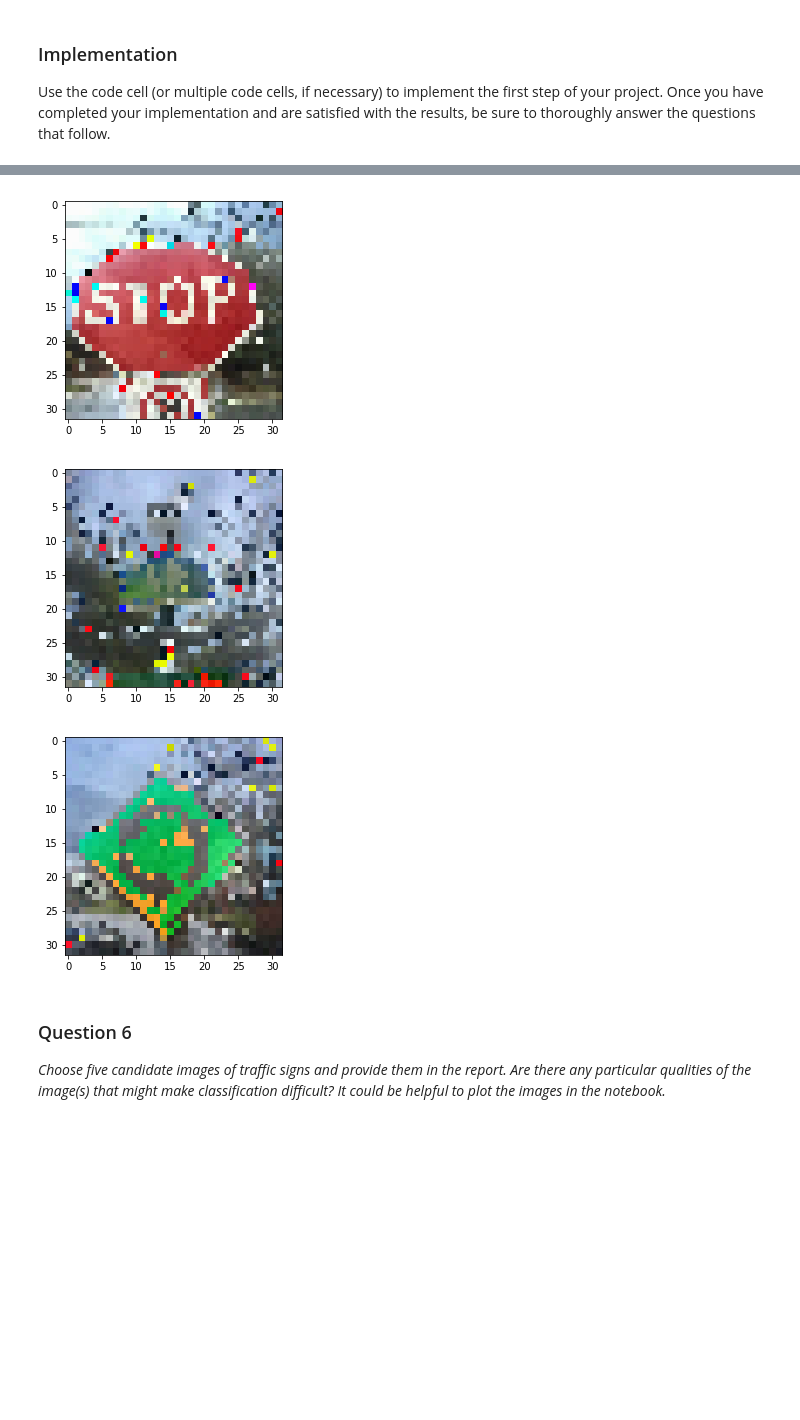
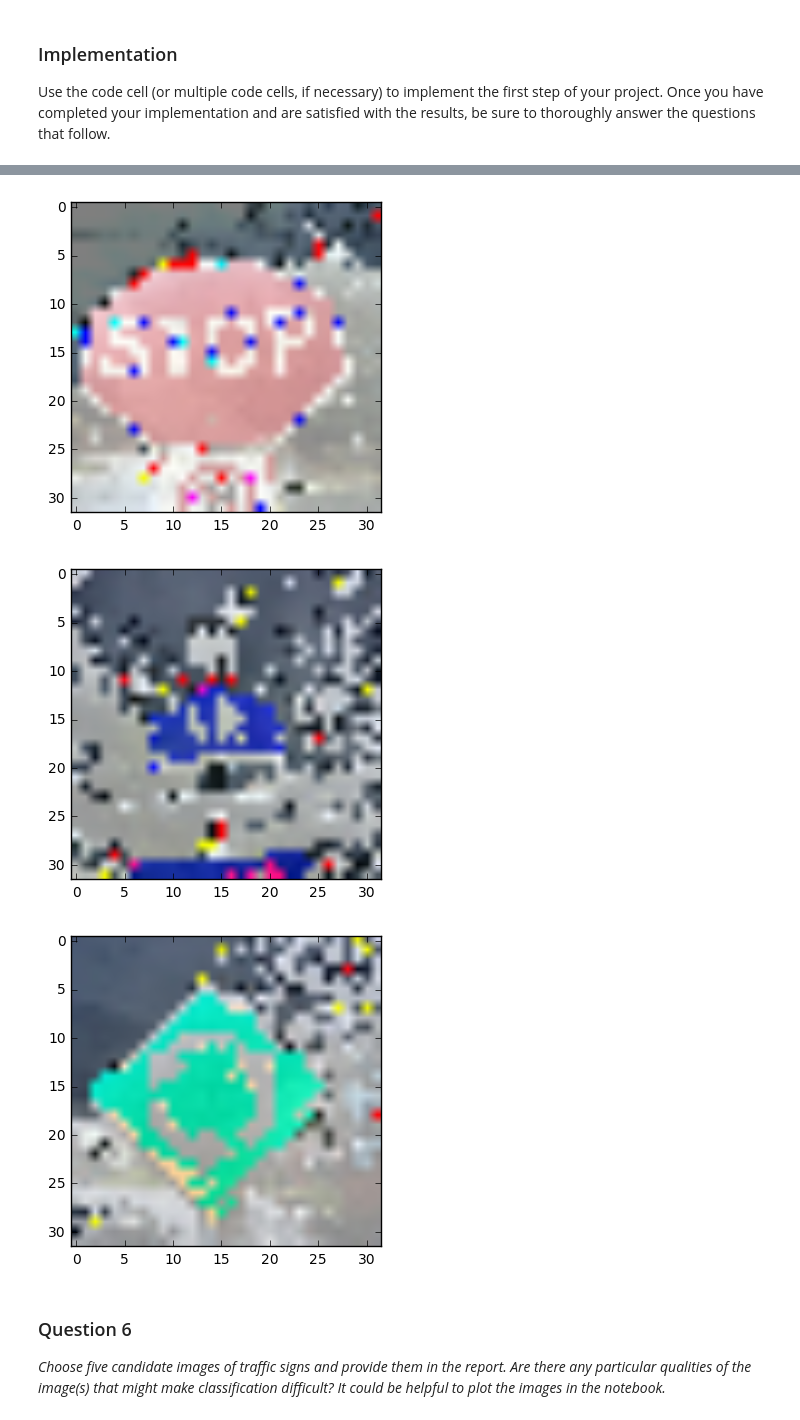
Before and after one commit to rastringer/Traffic-Sign-Classifier, a Jupyter notebook: Traffic_Sign_Classifier.ipynb, the cells around one changed output, grey strips where cells are left out. Cells and saved outputs as stored; diff of their text form; code cells hidden in the pictures; blank space fills up the shorter version.

```diff
--- a/Traffic_Sign_Classifier.ipynb
+++ b/Traffic_Sign_Classifier.ipynb
@@ -393,7 +396,7 @@ def new_image_process(name):
     image = cv2.imread(name)
     image = cv2.resize(image,(32, 32))
     image = cv2.cvtColor(image,cv2.COLOR_BGR2RGB)
-    image = image/128
+    image = image/255.-.5
     return image
 
 new_images = [new_image_process("./test_images/"+name) for name in os.listdir("./test_images/")]
@@ -411,6 +414,6 @@ for image in new_images:
-[figure, old version]
+[figure, new version]
-[figure, old version]
+[figure, new version]
-[figure, old version]
+[figure, new version]
 # %% [markdown]
 ### Question 6
 
```
Also changed, not shown: parts of 11 cells of this notebook, 10 other files.
